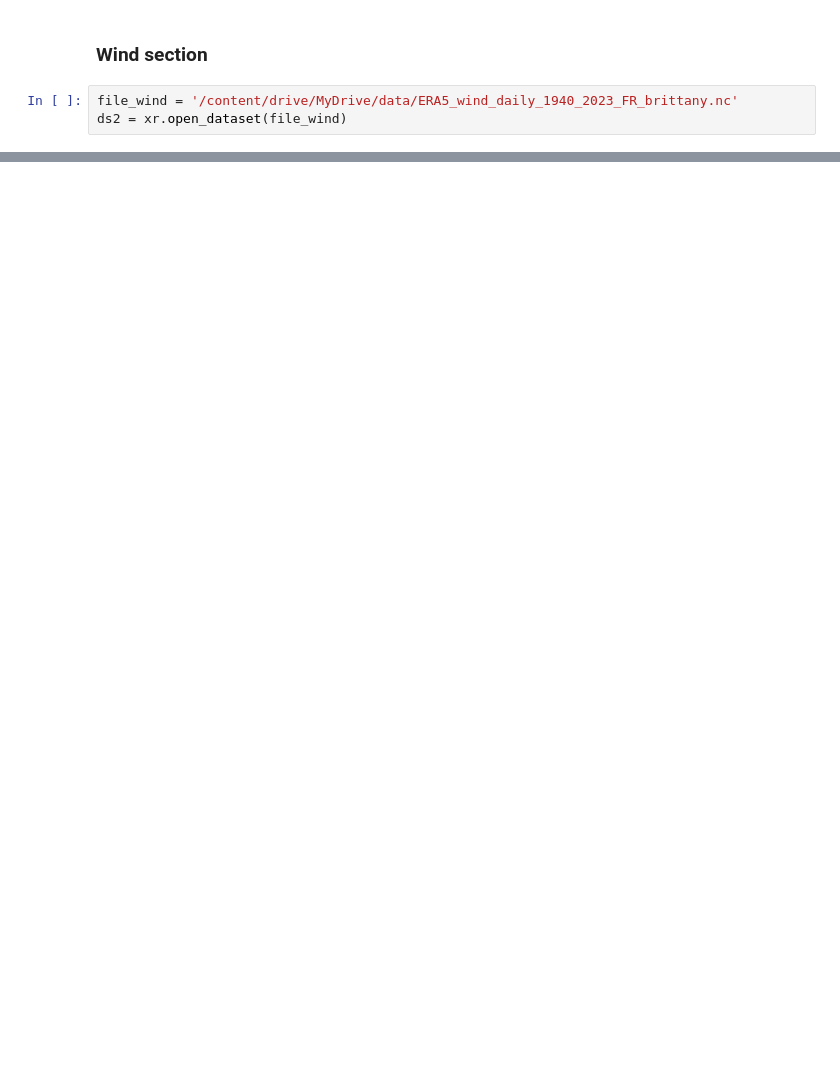
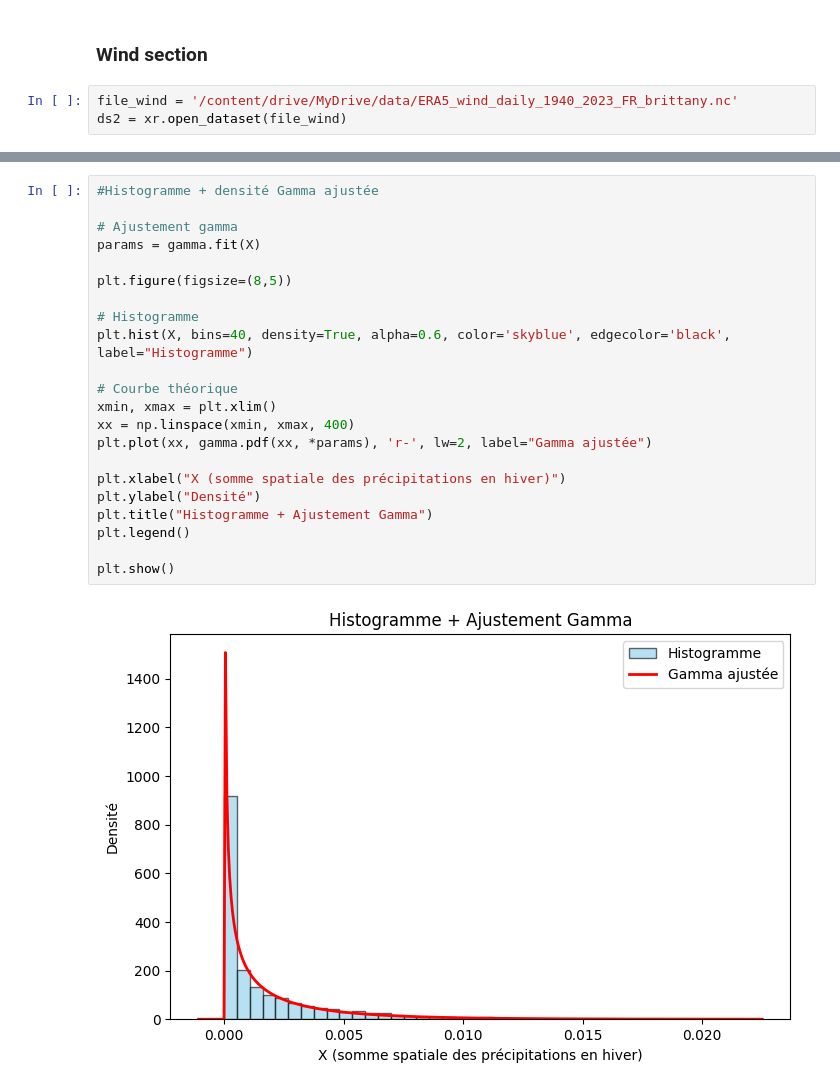
Before and after one commit to Faza20-lab/Projet_stats, a Jupyter notebook: Projet_stats.ipynb, the cells around one changed output, grey strips where cells are left out. Saved outputs shown, nothing was run; the diff lists cells and outputs as text; blank space fills up the shorter version.

```diff
--- a/Projet_stats.ipynb
+++ b/Projet_stats.ipynb
@@ -223,0 +240,24 @@ Attributes:
+# %%
+#Histogramme + densité Gamma ajustée
+
+# Ajustement gamma
+params = gamma.fit(X)
+
+plt.figure(figsize=(8,5))
+
+# Histogramme
+plt.hist(X, bins=40, density=True, alpha=0.6, color='skyblue', edgecolor='black', label="Histogramme")
+
+# Courbe théorique
+xmin, xmax = plt.xlim()
+xx = np.linspace(xmin, xmax, 400)
+plt.plot(xx, gamma.pdf(xx, *params), 'r-', lw=2, label="Gamma ajustée")
+
+plt.xlabel("X (somme spatiale des précipitations en hiver)")
+plt.ylabel("Densité")
+plt.title("Histogramme + Ajustement Gamma")
+plt.legend()
+
+plt.show()
+# %% [output]
+[figure, added]
```
Also changed, not shown: parts of 72 cells of this notebook.
